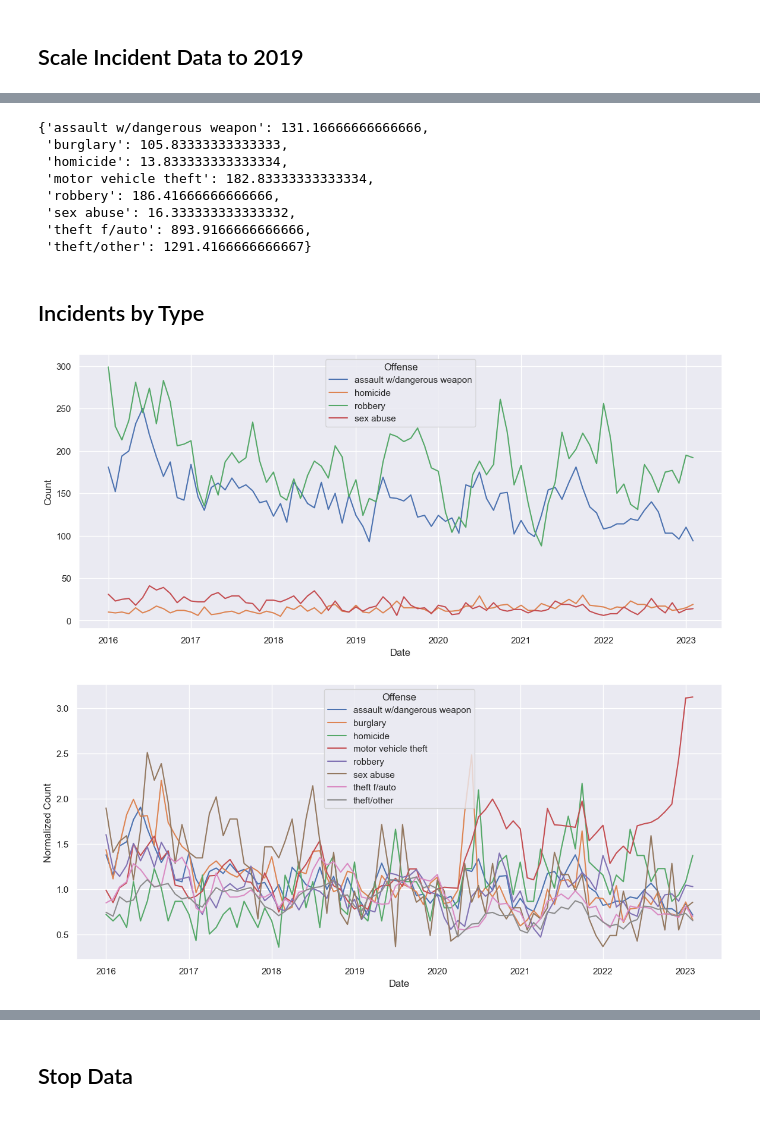
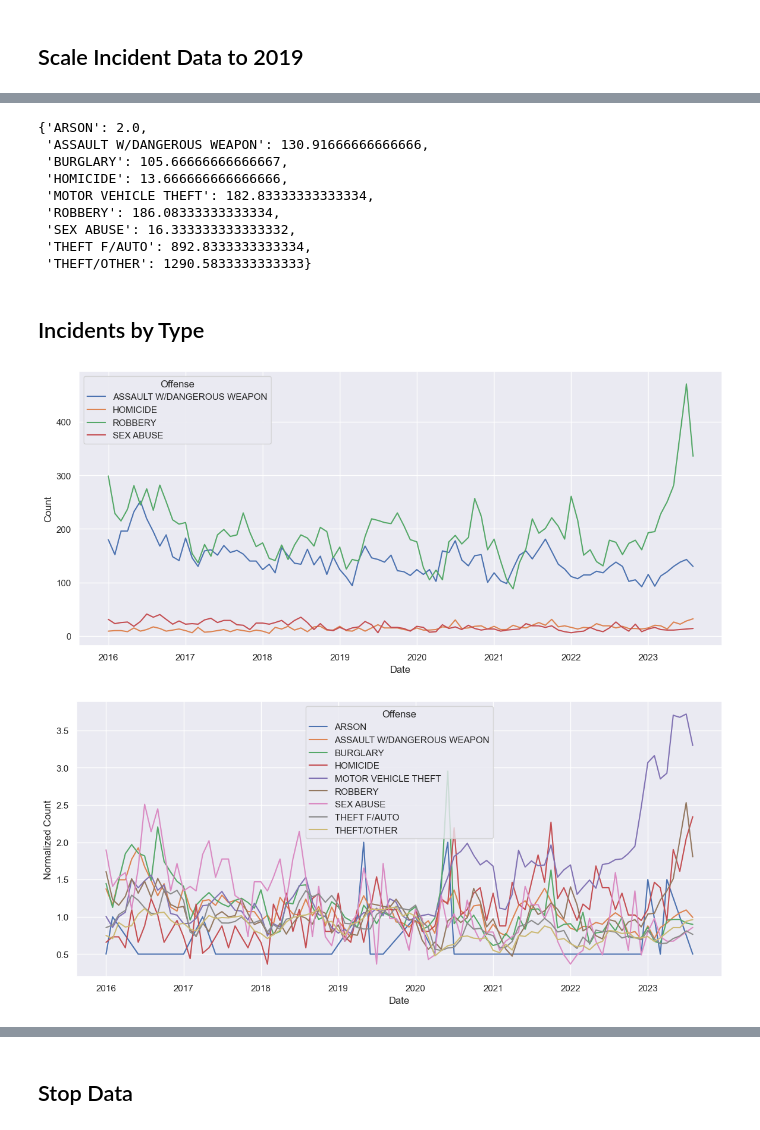
Before and after one commit to taylorterry3/dc_crime, a Jupyter notebook: notebooks/DC_MPD_Crime_stats.ipynb, the cells around one changed output, grey strips where cells are left out. Drawn from its saved outputs; the diff is of its cells as text; code cells hidden in the pictures.

```diff
--- a/notebooks/DC_MPD_Crime_stats.ipynb
+++ b/notebooks/DC_MPD_Crime_stats.ipynb
@@ -13,7 +16,7 @@ pd.set_option("display.max_columns", None)
 ## Load Data
 # %%
 incident_data = pd.read_csv(
-    "../data/clean/incident_data_all.csv.gz",
+    "../data/clean/incident_data.csv.gz",
     parse_dates=["date", "year", "month_year"],
     low_memory=False,
 )
@@ -136,15 +148,13 @@ sns.barplot(
 ## Scale Incident Data to 2019
 # %%
 incidents_by_month = (
-    incident_data.groupby(["month_year", "offense"])
-    .octo_record_id.count()
-    .reset_index()
+    incident_data.groupby(["month_year", "offense"]).ccn.count().reset_index()
 )
 # %%
 # fix this if older data is added
 incidents_by_month = incidents_by_month[
     (incidents_by_month.month_year > "2015-12")
-    & (incidents_by_month.month_year < "2023-03")
+    & (incidents_by_month.month_year < "2023-9")
 ]
 
 # very few arsons, just dropping this
@@ -154,13 +184,11 @@ incidents_by_month.columns = ["Date", "Offense", "Count"]
 # %%
 incidents_2019_monthly_averages = (
-    incidents_by_month[incidents_by_month.Date.dt.strftime("%Y") == "2019"] # wrong way to do this
+    incidents_by_month[
+        incidents_by_month.Date.dt.strftime("%Y") == "2019"
+    ]  # wrong way to do this
     .groupby("Offense")
     .agg({"Count": "mean"})
     .to_dict()
 )[
     "Count"
 ]  # hack to get rid of nested dict
-
-incidents_by_month["Normalized Count"] = incidents_by_month.apply(
-    lambda x: x["Count"] / incidents_2019_monthly_averages[x["Offense"]], axis=1
-)
@@ -168,36 +200,37 @@ incidents_by_month["Normalized Count"] = incidents_by_month.apply(
 # sanity check
 incidents_2019_monthly_averages
 # %% [output]
-{'assault w/dangerous weapon': 131.16666666666666,
- 'burglary': 105.83333333333333,
- 'homicide': 13.833333333333334,
- 'motor vehicle theft': 182.83333333333334,
- 'robbery': 186.41666666666666,
- 'sex abuse': 16.333333333333332,
- 'theft f/auto': 893.9166666666666,
- 'theft/other': 1291.4166666666667}
+{'ARSON': 2.0,
+ 'ASSAULT W/DANGEROUS WEAPON': 130.91666666666666,
+ 'BURGLARY': 105.66666666666667,
+ 'HOMICIDE': 13.666666666666666,
+ 'MOTOR VEHICLE THEFT': 182.83333333333334,
+ 'ROBBERY': 186.08333333333334,
+ 'SEX ABUSE': 16.333333333333332,
+ 'THEFT F/AUTO': 892.8333333333334,
+ 'THEFT/OTHER': 1290.5833333333333}
 # %% [markdown]
 ## Incidents by Type
 # %%
 sns.set(rc={"figure.figsize": (14, 6)})
 g = sns.lineplot(
     data=incidents_by_month[
         incidents_by_month.Offense.isin(
-            ["assault w/dangerous weapon", "homicide", "robbery", "sex abuse"]
+            ['ASSAULT W/DANGEROUS WEAPON', 'HOMICIDE', 'ROBBERY', 'SEX ABUSE']
         )
     ],
     x="Date",
     y="Count",
-    hue="Offense"
+    hue="Offense",
 )
 # %% [output]
-[figure, old version]
+[figure, new version]
 # %%
 # Too busy and needs the x fixed
 sns.set(rc={"figure.figsize": (14, 6)})
 g = sns.lineplot(data=incidents_by_month, x="Date", y="Normalized Count", hue="Offense")
 # %% [output]
-[figure, old version]
+[figure, new version]
 # %%
 # Break out invariant reporting and other types of crimes
 incidents_by_month["Crime Type"] = [
```
Also changed, not shown: parts of 17 cells of this notebook, 11 other files.
